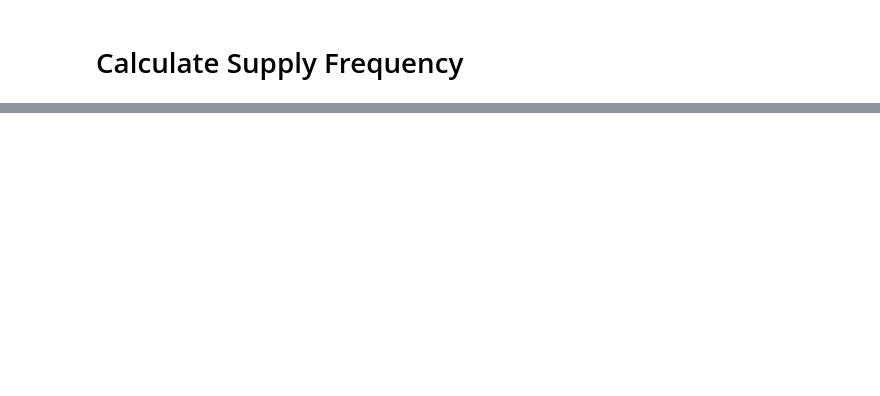
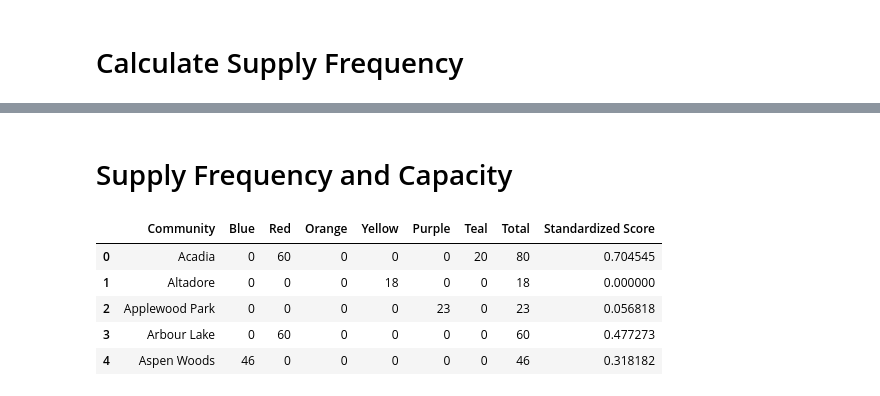
Before and after one commit to sulemanbasit/Calgary-Transit-Economic-Gap-Analysis, a Jupyter notebook: ctga.ipynb, the cells around one changed output, grey strips where cells are left out. Drawn from its saved outputs; the diff is of its cells as text; code cells hidden in the pictures; blank space fills up the shorter version.

```diff
--- a/ctga.ipynb
+++ b/ctga.ipynb
@@ -510,2 +310,8 @@ KeplerGl(config={'version': 'v1', 'config': {'visState': {'filters': [], 'layers
 # %%
 ptn_config = map.config
+# %% [markdown]
+# Supply Frequency and Capacity
+# %%
+data_path = os.getcwd()+"/Data Sets/Analysis Data/"
+current_supply_data = "Supplyside588.xlsx"
+future_supply_data = "Supplyside588 - With future stops Updated.xlsx"
@@ -511,0 +336,9 @@ ptn_config = map.config
+# %%
+supply_df.head()
+# %% [output]
+|  | Community | Blue | Red | Orange | Yellow | Purple | Teal | Total | Standardized Score |
+| 0 | Acadia | 0 | 60 | 0 | 0 | 0 | 20 | 80 | 0.704545 |
+| 1 | Altadore | 0 | 0 | 0 | 18 | 0 | 0 | 18 | 0.000000 |
+| 2 | Applewood Park | 0 | 0 | 0 | 0 | 23 | 0 | 23 | 0.056818 |
+| 3 | Arbour Lake | 0 | 60 | 0 | 0 | 0 | 0 | 60 | 0.477273 |
+| 4 | Aspen Woods | 46 | 0 | 0 | 0 | 0 | 0 | 46 | 0.318182 |
```
Also changed, not shown: parts of 41 cells of this notebook, 6 other files.
